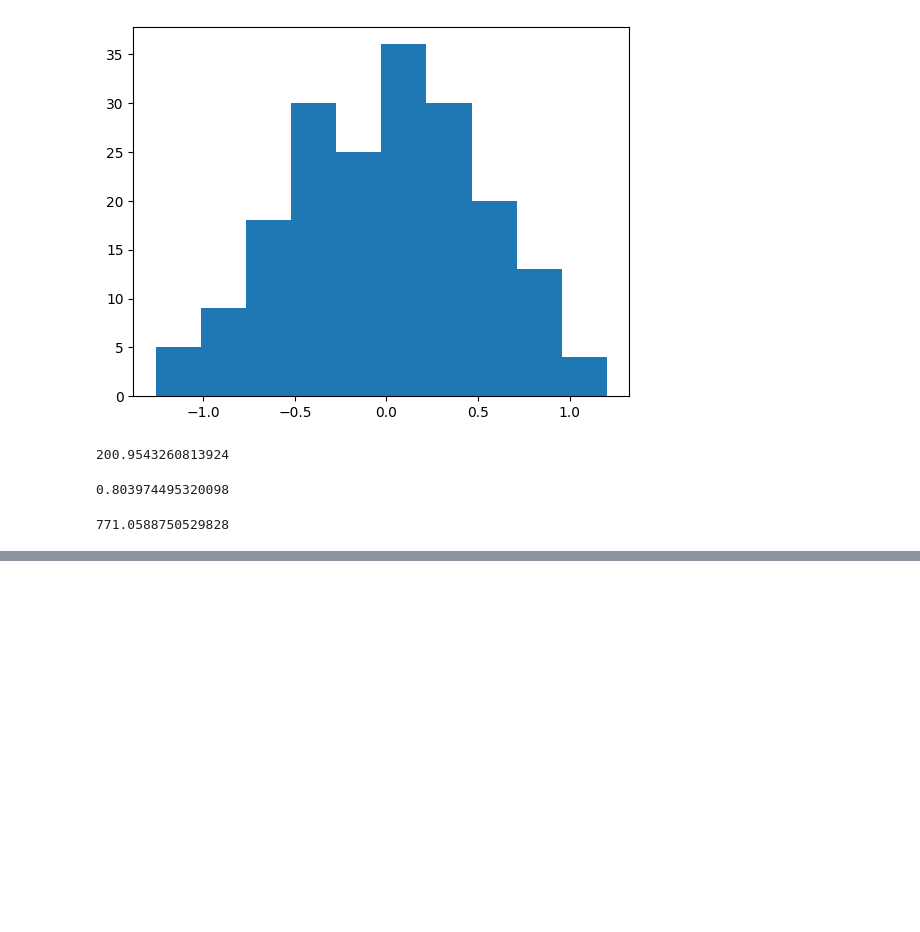
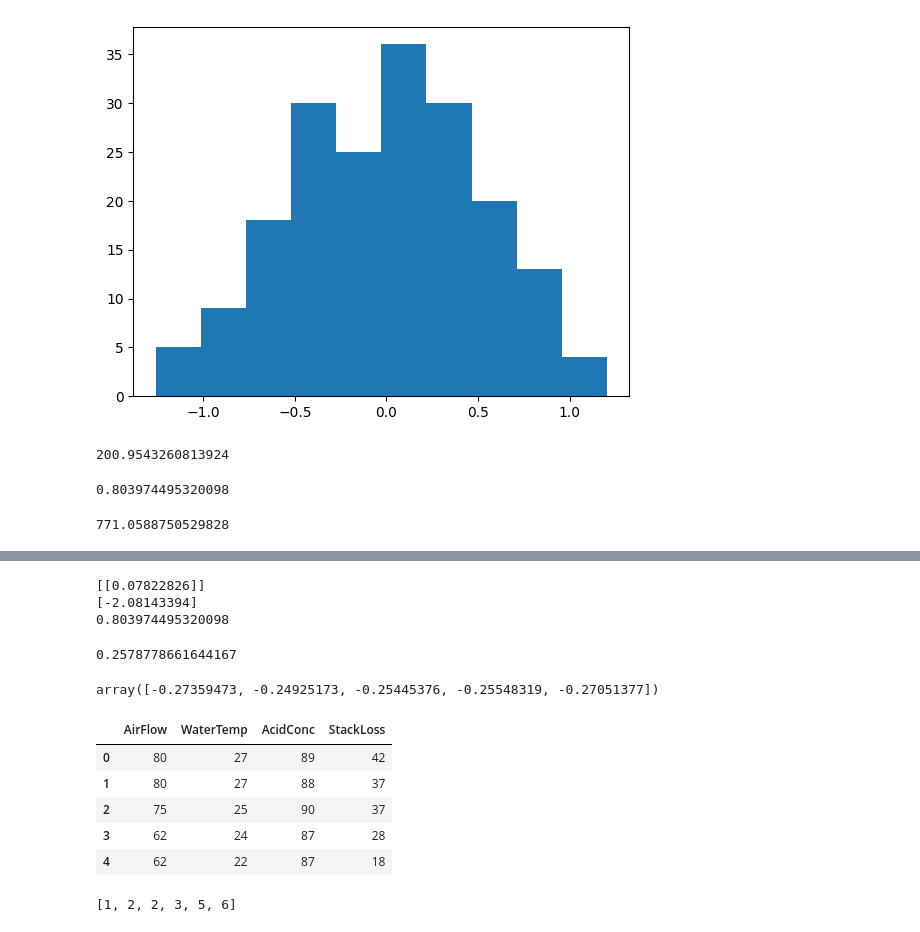
Before and after one commit to chaitanysaraswat/Advanced-Analytics-Using-Statistics, a Jupyter notebook: lecture13.ipynb, the cells around one changed output, grey strips where cells are left out. Saved outputs shown, nothing was run; the diff lists cells and outputs as text; code cells hidden in the pictures; blank space fills up the shorter version.

```diff
--- a/lecture13.ipynb
+++ b/lecture13.ipynb
@@ -323,0 +358,43 @@ e2-e1=0.
+# %%
+print(regr1.coef_)
+print(regr1.intercept_)
+print(regr1.score(x_train,y_train))# r2 (based on the training set)
+# %% [output]
+[[0.07822826]]
+[-2.08143394]
+0.803974495320098
+# %%
+y_pred=regr1.predict(x_train)
+# making predictions
+
+
+# Calculate the mean squared error between y_pred and y_train
+mse1 = mean_squared_error(y_pred,y_train)
+mse1
+# %% [output]
+0.2578778661644167
+# %%
+from sklearn.model_selection import cross_val_score
+
+cross_val_score(regr1,x_train,y_train,scoring='neg_mean_squared_error', cv=5)
+# %% [output]
+array([-0.27359473, -0.24925173, -0.25445376, -0.25548319, -0.27051377])
+# %%
+df = pd.read_excel('/content/drive/MyDrive/My pitch/CDAC_DataBook.xlsx', sheet_name='stackloss')
+df.head()
+# %% [output]
+|  | AirFlow | WaterTemp | AcidConc | StackLoss |
+| 0 | 80 | 27 | 89 | 42 |
+| 1 | 80 | 27 | 88 | 37 |
+| 2 | 75 | 25 | 90 | 37 |
+| 3 | 62 | 24 | 87 | 28 |
+| 4 | 62 | 22 | 87 | 18 |
+# %%
+nums1 = [1,2,3,0,0,0]
+m = 3
+nums2 = [2,5,6]
+n = 3
+nums1[:]=nums1[:m]+nums2[:n]
+print(sorted(nums1))
+# %% [output]
+[1, 2, 2, 3, 5, 6]
```
Also changed, not shown: parts of 9 cells of this notebook.
